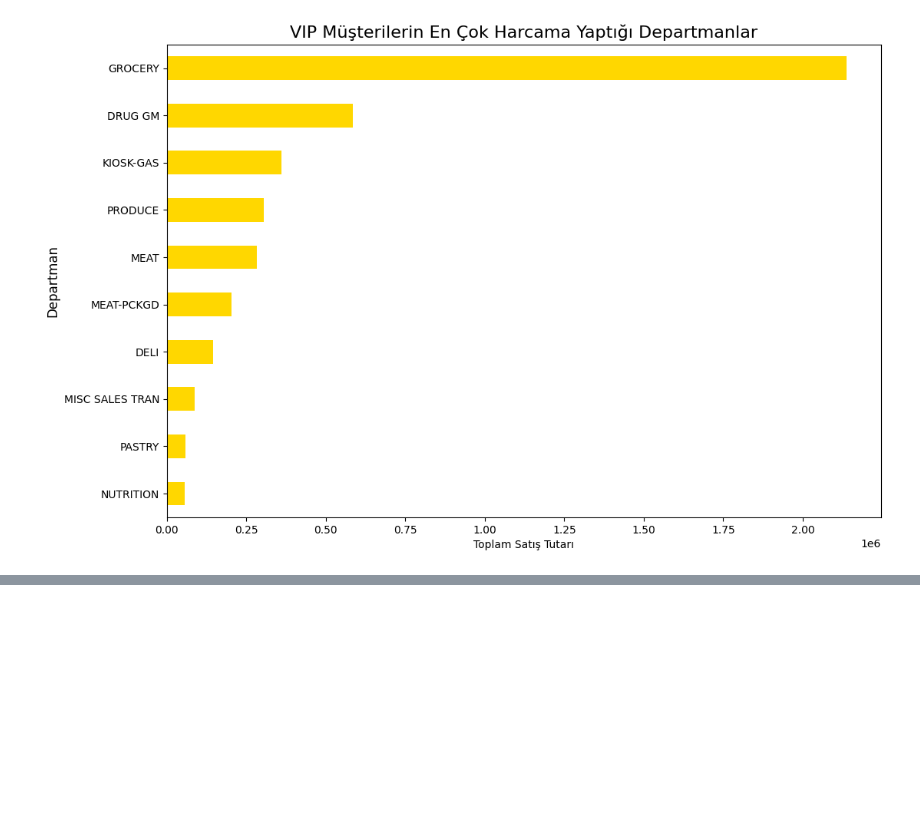
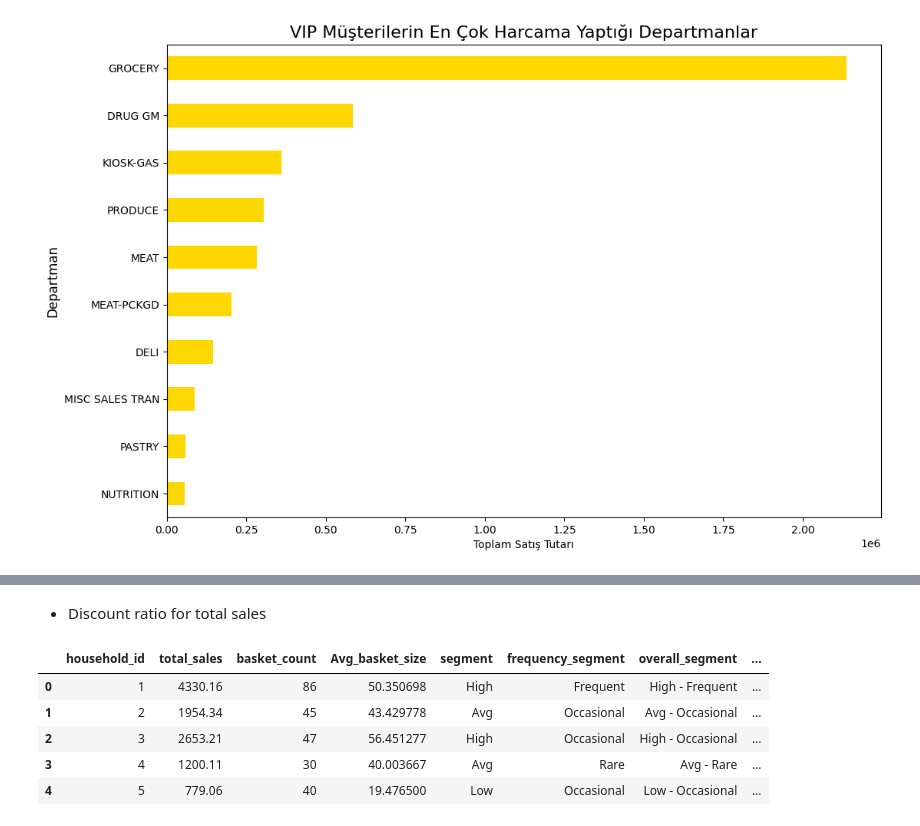
Before and after one commit to fatihyardak/retail-marketing-analytics, a Jupyter notebook: notebooks/EDA.ipynb, the cells around one changed output, grey strips where cells are left out. Saved outputs shown, nothing was run; the diff lists cells and outputs as text; code cells hidden in the pictures; blank space fills up the shorter version.

```diff
--- a/notebooks/EDA.ipynb
+++ b/notebooks/EDA.ipynb
@@ -374,0 +448,7 @@ print(basket_sets.head())
+# %%
+customer_features_df = pd.merge(customer_features_df, discount_features, on="household_id", how="left")
+# %%
+customer_features_df = pd.merge(customer_features_df, coupon_usage[["household_id", "total_coupons_redeemed"]], on="household_id", how="left")
+# %%
+customer_features_df["total_discount"].fillna(0, inplace=True)
+customer_features_df["total_coupons_redeemed"].fillna(0, inplace=True)
@@ -374,0 +488,13 @@ print(basket_sets.head())
+# %% [markdown]
+* Discount ratio for total sales
+# %%
+customer_features_df["discount_ratio"] = (customer_features_df["total_discount"] / customer_features_df["total_sales"]).fillna(0)
+# %%
+customer_features_df.head()
+# %% [output]
+|  | household_id | total_sales | basket_count | Avg_basket_size | segment | frequency_segment | overall_segment | ... |
+| 0 | 1 | 4330.16 | 86 | 50.350698 | High | Frequent | High - Frequent | ... |
+| 1 | 2 | 1954.34 | 45 | 43.429778 | Avg | Occasional | Avg - Occasional | ... |
+| 2 | 3 | 2653.21 | 47 | 56.451277 | High | Occasional | High - Occasional | ... |
+| 3 | 4 | 1200.11 | 30 | 40.003667 | Avg | Rare | Avg - Rare | ... |
+| 4 | 5 | 779.06 | 40 | 19.476500 | Low | Occasional | Low - Occasional | ... |
```
Also changed, not shown: parts of 26 cells of this notebook, 1 other file.
